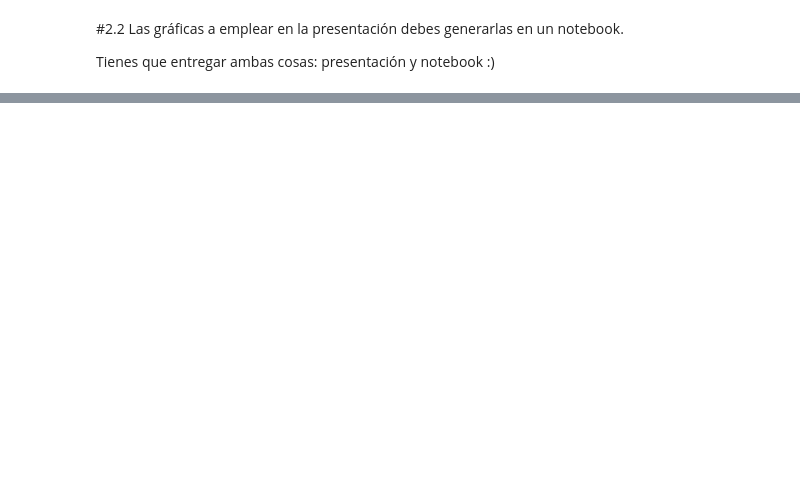
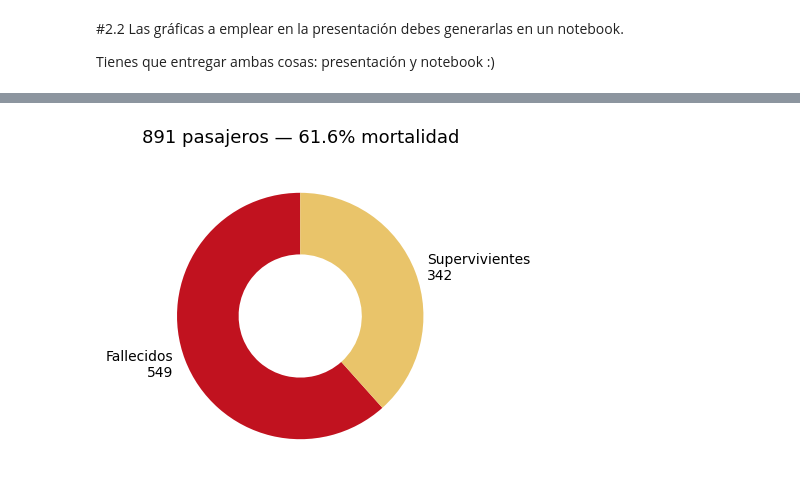
Before and after one commit to eleacos/DS-Online-Elena-Acosta, a Jupyter notebook: 03_Data_Analysis/Sprint_08/Unidad_02_Visualizacion_Avanzada_Seaborn/03_Practica_Obligatoria/18_Practica_Obligatoria_Visualizacion_Avanzada.ipynb, the cells around one changed output, grey strips where cells are left out. Drawn from its saved outputs; the diff is of its cells as text; code cells hidden in the pictures; blank space fills up the shorter version.

```diff
--- a/03_Data_Analysis/Sprint_08/Unidad_02_Visualizacion_Avanzada_Seaborn/03_Practica_Obligatoria/18_Practica_Obligatoria_Visualizacion_Avanzada.ipynb
+++ b/03_Data_Analysis/Sprint_08/Unidad_02_Visualizacion_Avanzada_Seaborn/03_Practica_Obligatoria/18_Practica_Obligatoria_Visualizacion_Avanzada.ipynb
@@ -135,3 +266,9 @@ En esta parte tendrás que hacer dos cosas:
 #2.2 Las gráficas a emplear en la presentación debes generarlas en un notebook.
 
 Tienes que entregar ambas cosas: presentación y notebook :)
+# %%
+df = pd.read_csv('./data/titanic.csv')
+df = df.drop(columns=['deck', 'survived', 'pclass', 'embarked'])
+df['embark_town'] = df['embark_town'].fillna(df['embark_town'].mode()[0])
+df['age'] = df.groupby('who')['age'].transform(lambda x: x.fillna(x.mean()))
+df.head()
@@ -137,0 +282,11 @@ Tienes que entregar ambas cosas: presentación y notebook :)
+# %%
+# Tasa de mortalidad global
+counts = df['alive'].value_counts()
+fig, ax = plt.subplots(figsize=(4, 4))
+ax.pie(counts, labels=['Fallecidos\n549', 'Supervivientes\n342'],
+       colors=['#C1121F', '#E9C46A'], startangle=90,
+       wedgeprops=dict(width=0.5))
+ax.set_title('891 pasajeros — 61.6% mortalidad', fontsize=13, pad=14)
+plt.show()
+# %% [output]
+[figure, added]
```
Also changed, not shown: parts of 35 cells of this notebook.
